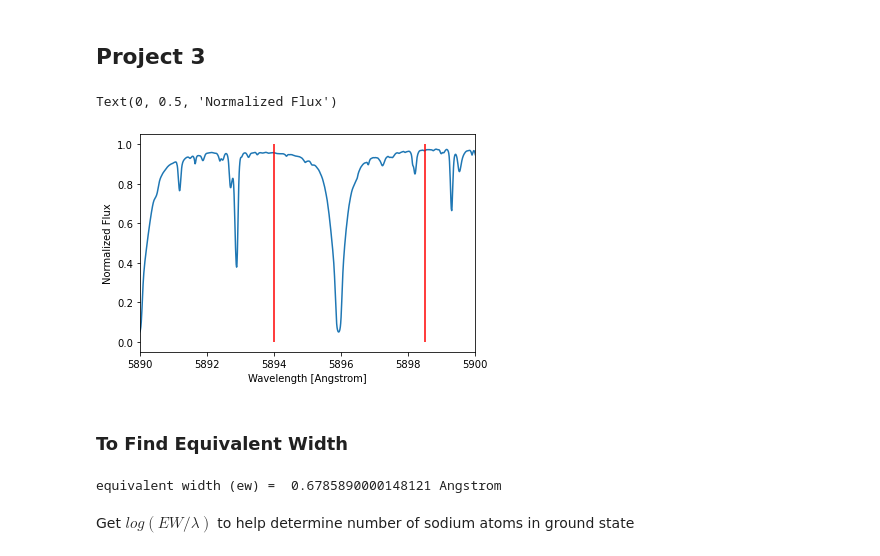
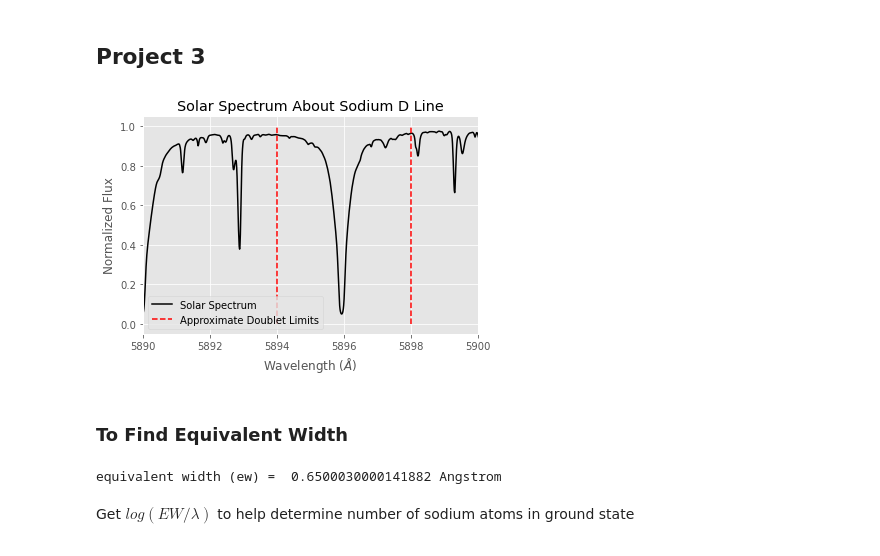
Before and after one commit to Shockblack/Planetary_Science_Projects, a Jupyter notebook: Project_3/Sodium Abundance.ipynb, the cells around one changed output. Cells and saved outputs as stored; diff of their text form; code cells hidden in the pictures.

```diff
--- a/Project_3/Sodium Abundance.ipynb
+++ b/Project_3/Sodium Abundance.ipynb
@@ -10,24 +10,27 @@ import astropy.units as u
 # %%
 spec = astropy.io.ascii.read("solar_spectrum.txt")
 # %%
-plt.plot(spec["col1"], spec["col2"] / 1e4)
-plt.vlines(5894, 0, 1, color="red")
-plt.vlines(5898.5, 0, 1, color="red")
+plt.style.use('ggplot')
+plt.plot(spec["col1"], spec["col2"] / 1e4, color="black", label="Solar Spectrum")
+plt.vlines(5894, 0, 1, color="red", label="Approximate Doublet Limits", linestyles="dashed")
+plt.vlines(5898, 0, 1, color="red", linestyles="dashed")
 plt.xlim(5890, 5900)
-plt.xlabel("Wavelength [Angstrom]")
+plt.xlabel("Wavelength ($\AA$)")
 plt.ylabel("Normalized Flux")
+plt.title("Solar Spectrum About Sodium D Line")
+plt.legend()
+plt.savefig("figs/Sodium_D_Line.pdf")
 # %% [output]
-Text(0, 0.5, 'Normalized Flux')
-[figure, old version]
+[figure, new version]
 # %% [markdown]
 ### To Find Equivalent Width
 # %%
-ind = np.where((spec["col1"] < 5898.5) & (spec["col1"] > 5894))
+ind = np.where((spec["col1"] < 5898) & (spec["col1"] > 5894))
 inc = np.median(np.diff(spec["col1"][ind]))
 ew = np.sum(1e4 - spec["col2"][ind]) * inc / 1e4 * u.Angstrom
 print("equivalent width (ew) = ", ew)
 # %% [output]
-equivalent width (ew) =  0.6785890000148121 Angstrom
+equivalent width (ew) =  0.6500030000141882 Angstrom
 # %% [markdown]
 Get $log(EW/\lambda)$ to help determine number of sodium atoms in ground state
 # %%
```
Also changed, not shown: parts of 5 cells of this notebook.
